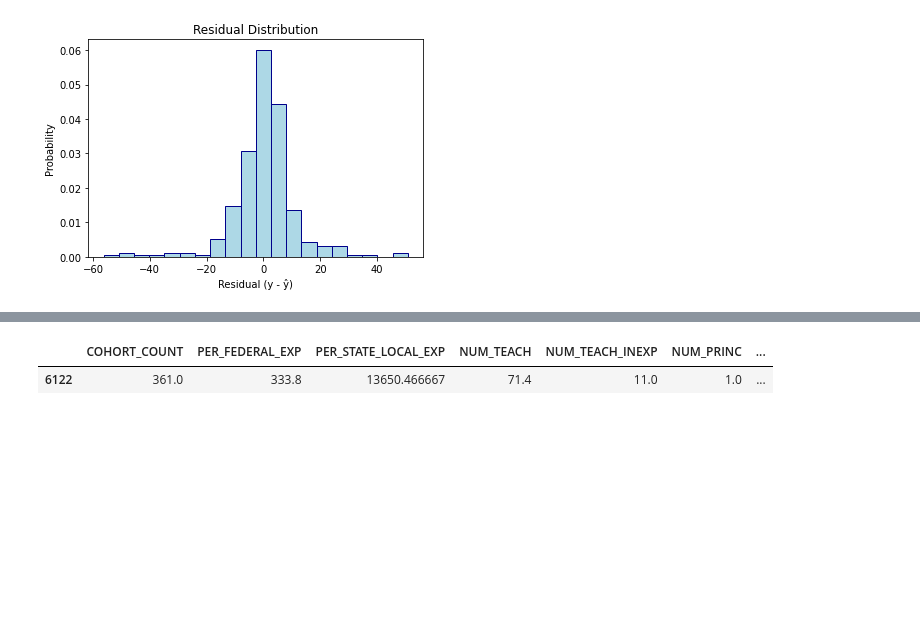
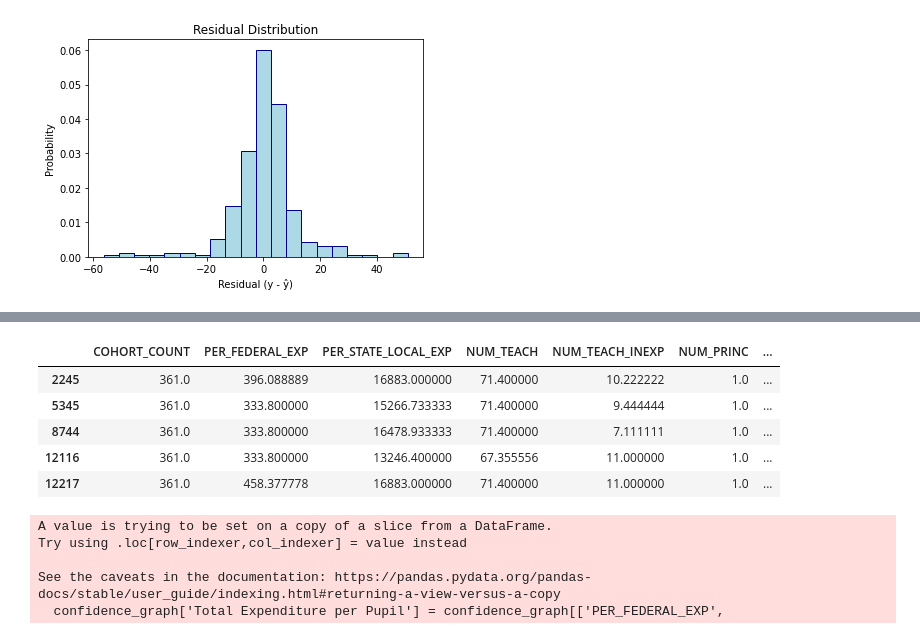
Before and after one commit to derekcaramella/GraduationRatePredictor, a Jupyter notebook: 2022_05_02_Caramella_DSC465_FinalProject_Script.ipynb, the cells around one changed output, grey strips where cells are left out. Cells and saved outputs as stored; diff of their text form; code cells hidden in the pictures; blank space fills up the shorter version.

```diff
--- a/2022_05_02_Caramella_DSC465_FinalProject_Script.ipynb
+++ b/2022_05_02_Caramella_DSC465_FinalProject_Script.ipynb
@@ -686,6 +671,6 @@ def wire_mesh_prediction(mesh_grid, predictions, x_feature_name, y_feature_name,
 # %%
 mesh_sample = 10
-sample_size = 10000
+sample_size = 20000
 mesh_grid_array = X_test[['COHORT_COUNT',
                             'PER_FEDERAL_EXP', 'PER_STATE_LOCAL_EXP',
                             'NUM_TEACH', 'NUM_TEACH_INEXP', 'NUM_PRINC',
@@ -763,17 +746,17 @@ findfont: Font family ['Times New Roman'] not found. Falling back to DejaVu Sans
 # %%
 mesh_grid_array_preprocessed = model._x_preprocessing(mesh_grid_array, training=False)
+mesh_grid_array['predictions'] = model.predict(mesh_grid_array)
 
 fig_PCA = PCA(n_components=2)
-mesh_grid_array_preprocessed[['PCA Dimension 1', 'PCA Dimension 2']] = fig_PCA.fit_transform(mesh_grid_array_preprocessed)
+mesh_grid_array[['PCA Dimension 1', 'PCA Dimension 2']] = fig_PCA.fit_transform(mesh_grid_array_preprocessed)
 print(f'PCA Explained Variance: {np.round(fig_PCA.explained_variance_ratio_.sum(), 3)}')
-mesh_grid_array_preprocessed['predictions'] = model.predict(mesh_grid_array)
 
 fig = plt.figure(figsize=(10, 10))
 ax = fig.add_subplot(projection='3d')
-pca_data['predictons'] = mesh_grid_array['predictions'].to_numpy()
-ax.plot_wireframe(mesh_grid_array_preprocessed['PCA Dimension 1'],
-                  mesh_grid_array_preprocessed['PCA Dimension 2'],
-                  mesh_grid_array_preprocessed['predictions'].to_numpy().reshape(-1, 1),
+
+ax.plot_wireframe(mesh_grid_array['PCA Dimension 1'],
+                  mesh_grid_array['PCA Dimension 2'],
+                  mesh_grid_array['predictions'].to_numpy().reshape(-1, 1),
                   label='Predictions', color='blue')
 
 ax.legend(loc='upper right')
@@ -790,5 +773 @@ PCA Explained Variance: 0.935
-# %%
-mesh_grid_array[['PCA Dimension 1', 'PCA Dimension 2', 'predictions']] = mesh_grid_array_preprocessed[['PCA Dimension 1',
-                                                                                                       'PCA Dimension 2',
-                                                                                                       'predictions']]
 # %%
@@ -816,5 +792,31 @@ plt.show()
 # %%
-mesh_grid_array[(mesh_grid_array['predictions'] > 97)]
+mesh_grid_array[(mesh_grid_array['predictions'] > 96.5)]
 # %% [output]
 |  | COHORT_COUNT | PER_FEDERAL_EXP | PER_STATE_LOCAL_EXP | NUM_TEACH | NUM_TEACH_INEXP | NUM_PRINC | ... |
-| 6122 | 361.0 | 333.8 | 13650.466667 | 71.4 | 11.0 | 1.0 | ... |
+| 2245 | 361.0 | 396.088889 | 16883.000000 | 71.400000 | 10.222222 | 1.0 | ... |
+| 5345 | 361.0 | 333.800000 | 15266.733333 | 71.400000 | 9.444444 | 1.0 | ... |
+| 8744 | 361.0 | 333.800000 | 16478.933333 | 71.400000 | 7.111111 | 1.0 | ... |
+| 12116 | 361.0 | 333.800000 | 13246.400000 | 67.355556 | 11.000000 | 1.0 | ... |
+| 12217 | 361.0 | 458.377778 | 16883.000000 | 71.400000 | 11.000000 | 1.0 | ... |
+# %%
+confidence_graph = mesh_grid_array[['PER_FEDERAL_EXP', 'PER_STATE_LOCAL_EXP', 'predictions']]
+confidence_graph['Total Expenditure per Pupil'] = confidence_graph[['PER_FEDERAL_EXP',
+                                                                    'PER_STATE_LOCAL_EXP']].sum(axis=1)
+confidence_graph = confidence_graph[['Total Expenditure per Pupil', 'predictions']]
+confidence_graph['predictions'] =  confidence_graph['predictions'].round()
+
+def lower_bound(_array):
+    return _array.quantile(0.25)
+
+def upper_bound(_array):
+    return _array.quantile(0.75)
+
+confidence_graph = confidence_graph.groupby('predictions', as_index=False).agg([np.mean,
+                                                                                lower_bound,
+                                                                                upper_bound])
+# %% [output]
+A value is trying to be set on a copy of a slice from a DataFrame.
+Try using .loc[row_indexer,col_indexer] = value instead
+
+See the caveats in the documentation: https://pandas.pydata.org/pandas-docs/stable/user_guide/indexing.html#returning-a-view-versus-a-copy
+  confidence_graph['Total Expenditure per Pupil'] = confidence_graph[['PER_FEDERAL_EXP',
```
Also changed, not shown: parts of 5 cells of this notebook, 1 other file.
